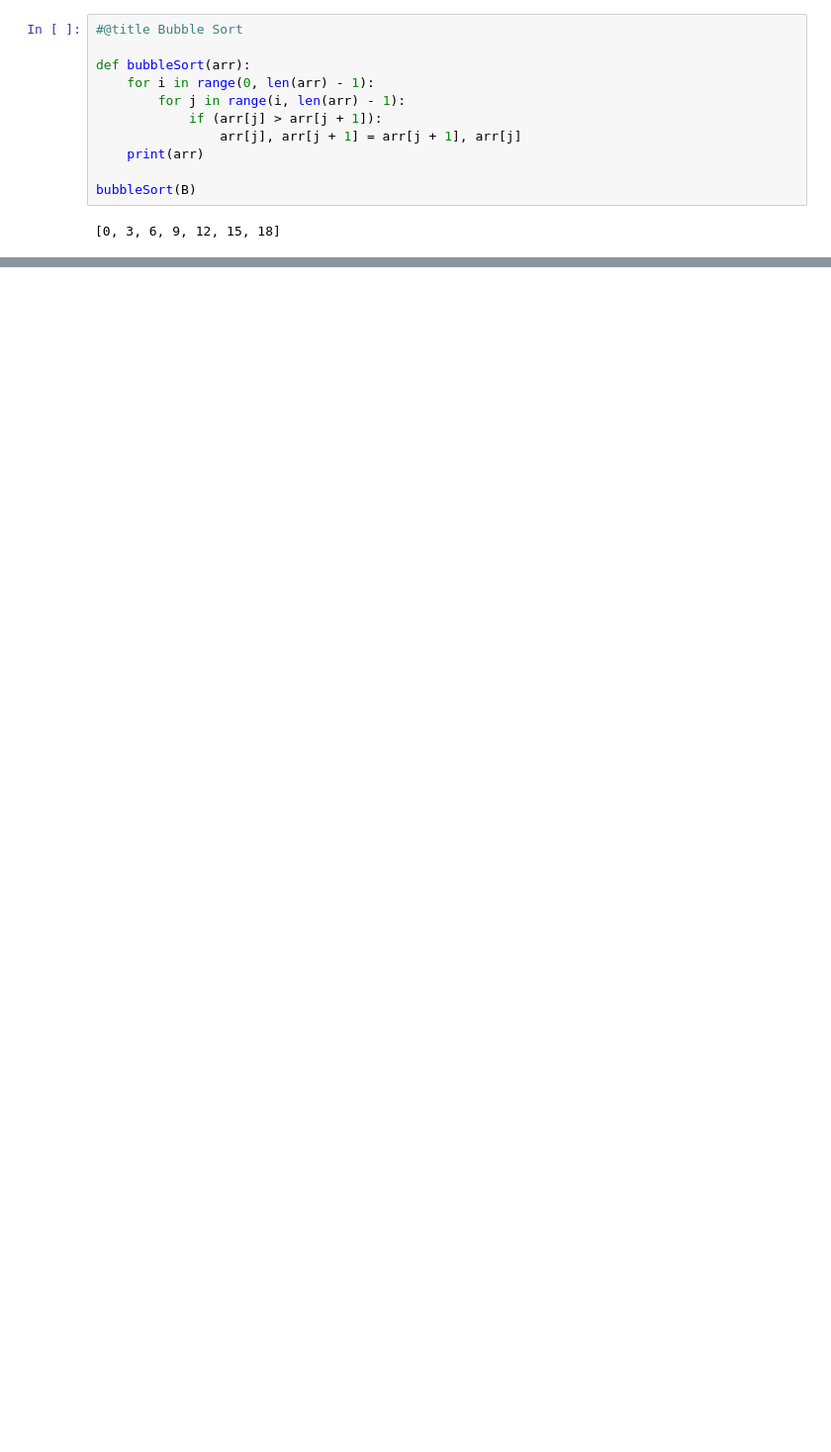
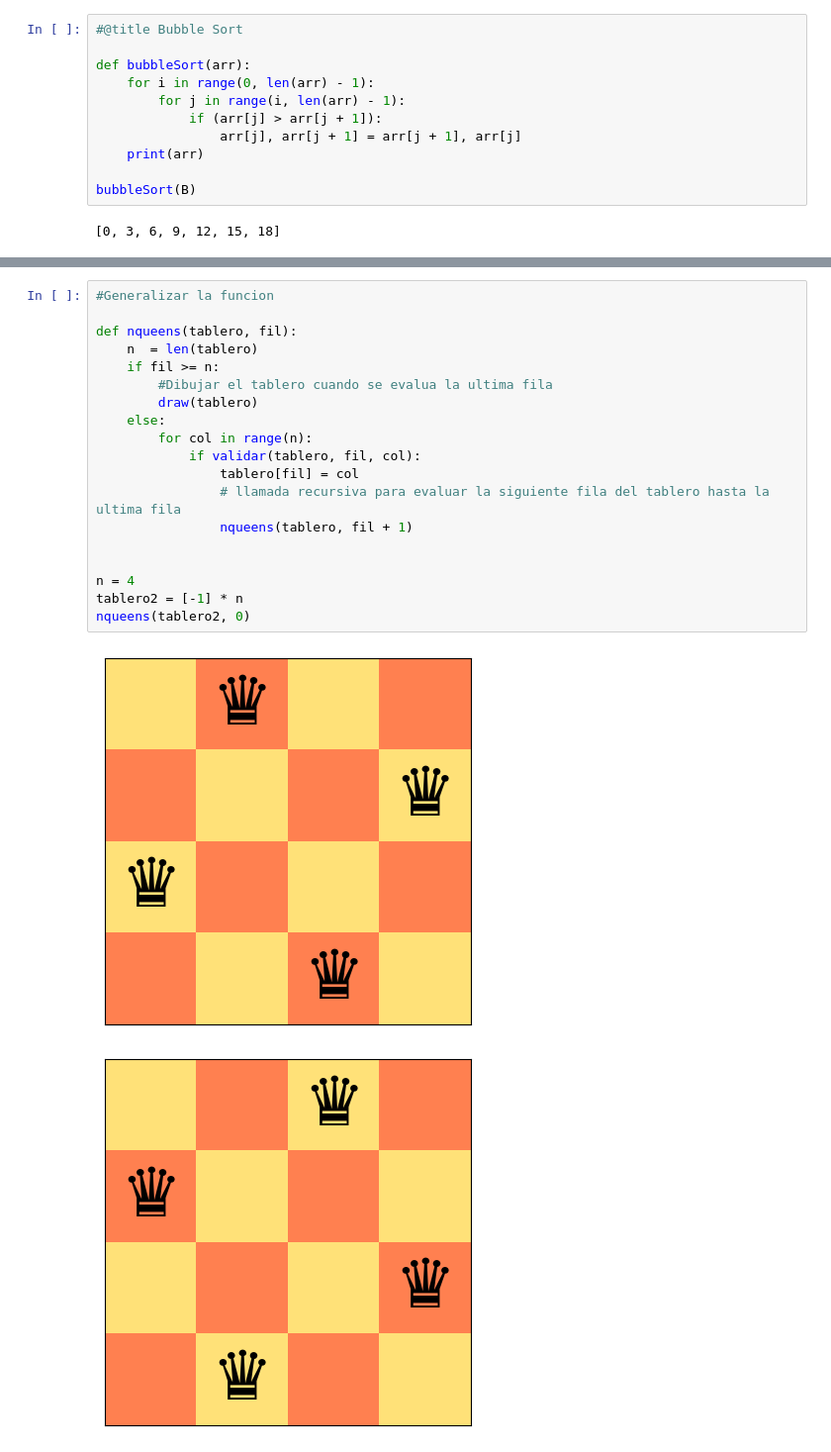
Before and after one commit to kitagawaowo/Colabs, a Jupyter notebook: week2.ipynb, the cells around one changed output, grey strips where cells are left out. Shown at 99% size. Cells and saved outputs as stored; diff of their text form; blank space fills up the shorter version.

```diff
--- a/week2.ipynb
+++ b/week2.ipynb
@@ -80,0 +193,22 @@ bubbleSort(B)
+# %%
+#Generalizar la funcion
+
+def nqueens(tablero, fil):
+    n  = len(tablero)
+    if fil >= n:
+        #Dibujar el tablero cuando se evalua la ultima fila
+        draw(tablero)
+    else:
+        for col in range(n):
+            if validar(tablero, fil, col):
+                tablero[fil] = col
+                # llamada recursiva para evaluar la siguiente fila del tablero hasta la ultima fila
+                nqueens(tablero, fil + 1)
+
+
+n = 4
+tablero2 = [-1] * n
+nqueens(tablero2, 0)
+# %% [output]
+[figure, added]
+[figure, added]
```
Also changed, not shown: parts of 8 cells of this notebook.
